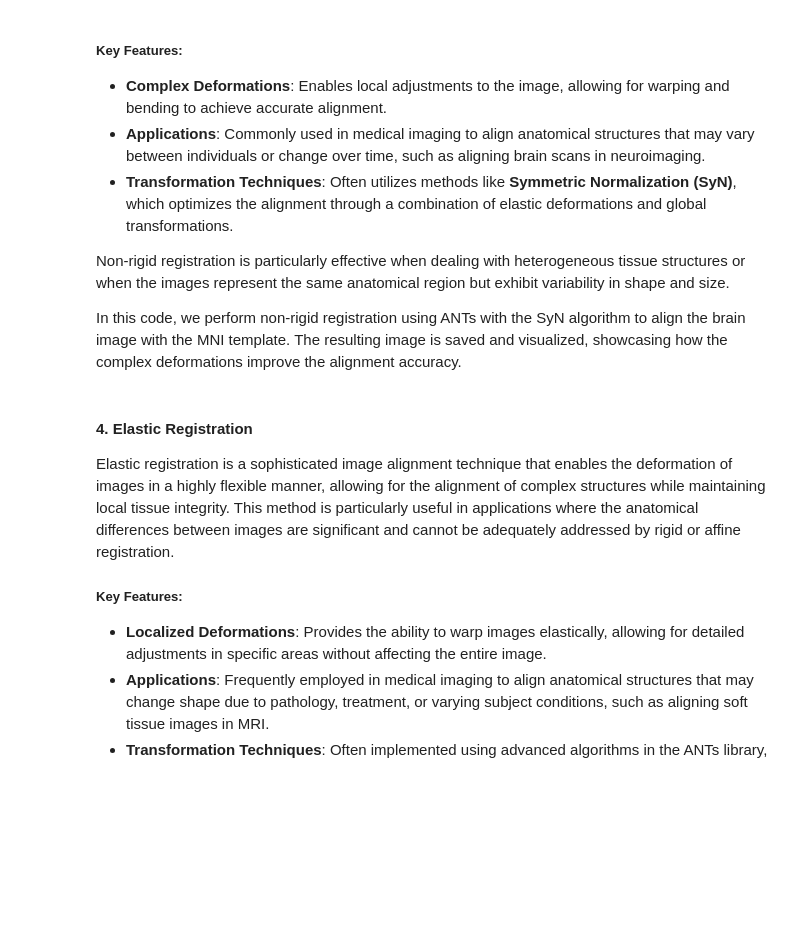
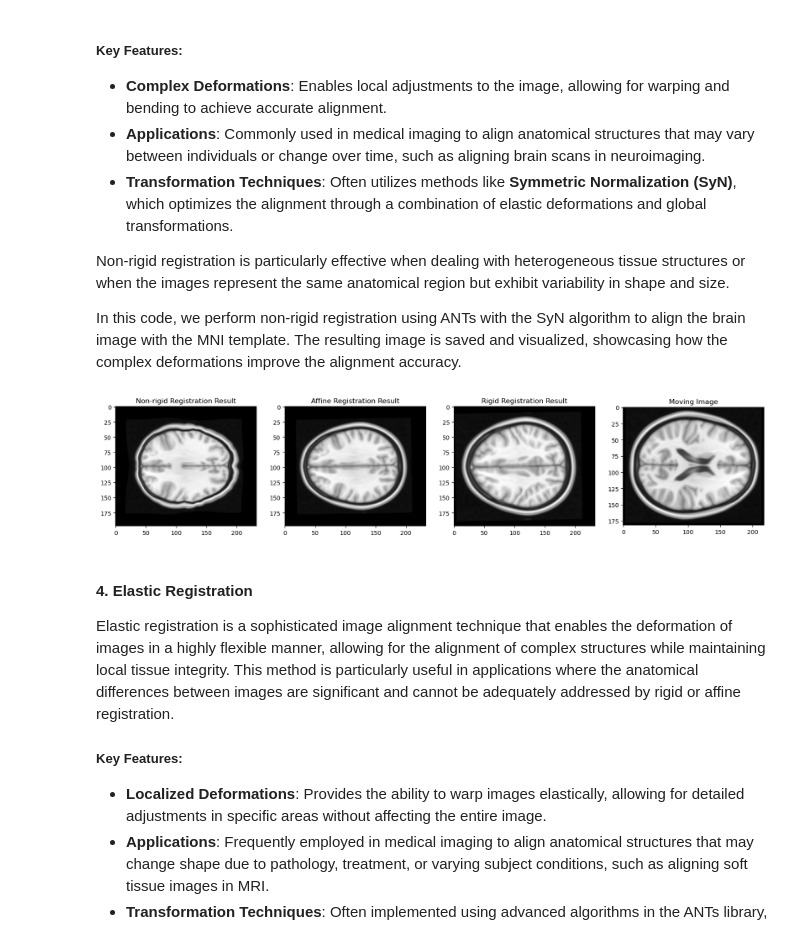
Before and after one commit to lechaudepierre/INFO-H500, a Jupyter notebook: TP6- Image Registration/TP6_Image_registration.ipynb, the cells around one changed output. Cells and saved outputs as stored; diff of their text form; code cells hidden in the pictures; blank space fills up the shorter version.

```diff
--- a/TP6- Image Registration/TP6_Image_registration.ipynb
+++ b/TP6- Image Registration/TP6_Image_registration.ipynb
@@ -171,12 +211,31 @@ Non-rigid registration is particularly effective when dealing with heterogeneous
 In this code, we perform non-rigid registration using ANTs with the SyN algorithm to align the brain image with the MNI template. The resulting image is saved and visualized, showcasing how the complex deformations improve the alignment accuracy.
 # %%
 # Perform non-rigid registration using ANTs with 'SyN' transformation
-ants_nonrigid_result = ants.registration(
-   # -- Your code here -- #
-)
+ants_nonrigid_result = ants.registration(mni_template_ants,moving_image,type_of_transform='SyN')
 
 # Save and display the result
 # -- Your code here -- #
+ants.image_write(ants_nonrigid_result['warpedmovout'], 'ants_nonrigid_result.nii.gz')
+ants_nonrigid_result_data = ants_nonrigid_result['warpedmovout'].numpy()
+
+plt.figure(figsize=(20, 10))
+plt.subplot(1, 4, 1)
+plt.imshow(ants_nonrigid_result_data[:, :, ants_nonrigid_result_data.shape[2]//2], cmap='gray')
+plt.title('Non-rigid Registration Result')
+plt.subplot(1, 4, 2)
+plt.imshow(ants_affine_result_data[:, :, ants_affine_result_data.shape[2]//2], cmap='gray')
+plt.title('Affine Registration Result')
+plt.subplot(1, 4, 3)
+plt.imshow(ants_rigid_result_data[:, :, ants_rigid_result_data.shape[2]//2], cmap='gray')
+plt.title('Rigid Registration Result')
+plt.subplot(1, 4, 4)
+plt.imshow(moving_image_data[:, :, moving_image_data.shape[2] // 2], cmap='gray')
+plt.title('Moving Image')
+plt.show()
+
+# here, the non-rigid looks a bit different from the other two, how can i know that it's better ?
+# %% [output]
+[figure, added]
 # %% [markdown]
 #### 4. Elastic Registration
 
```
Also changed, not shown: parts of 10 cells of this notebook, 6 other files.
